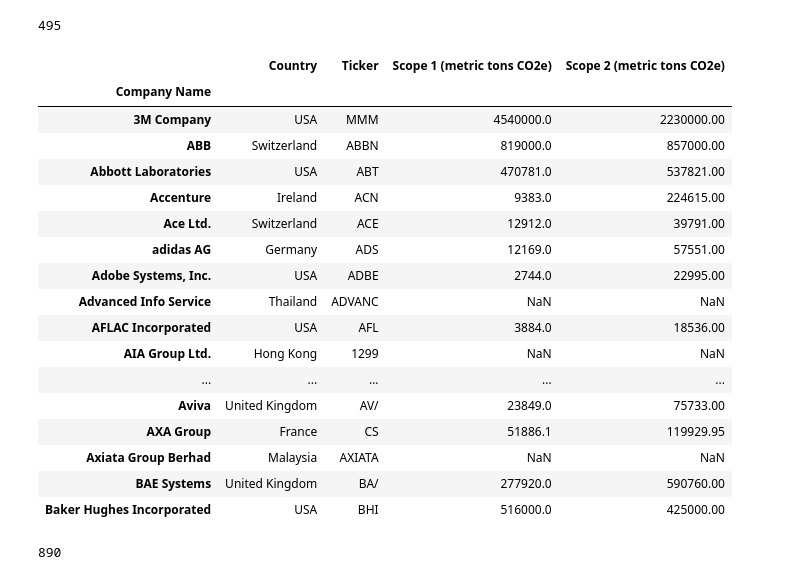
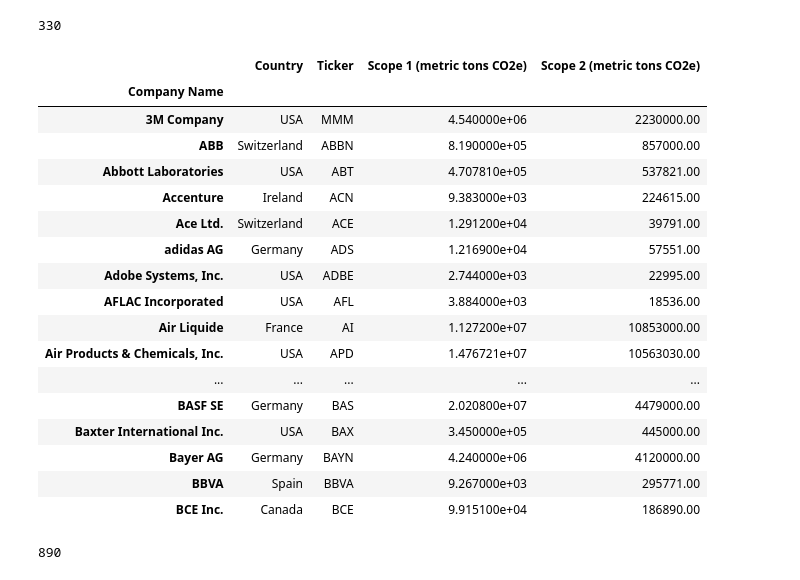
Before and after one commit to cseghbossian/avalanche, a Jupyter notebook: ipynb/industry_best_worst.ipynb, the cells around one changed output. Saved outputs shown, nothing was run; the diff lists cells and outputs as text; code cells hidden in the pictures.

```diff
--- a/ipynb/industry_best_worst.ipynb
+++ b/ipynb/industry_best_worst.ipynb
@@ -43,32 +55,33 @@ epa_viol_st[:50]
 # %%
 # do the same for scope_emis_df
 # we need to remove the country code for comparison
 scope_emis_df.columns = ['Country', 'Ticker', 'Scope 1 (metric tons CO2e)', 'Scope 2 (metric tons CO2e)']
 scope_emis_df['Ticker'] = scope_emis_df['Ticker'].apply(
     lambda sym: sym.split()[0])
+scope_emis_df = scope_emis_df.dropna(subset=['Scope 1 (metric tons CO2e)','Scope 2 (metric tons CO2e)'])
 scope_cos_set = set(scope_emis_df['Ticker'])
 print(len(scope_cos_set))
 scope_emis_df[:50]
 # %% [output]
-495
+330
 |  | Country | Ticker | Scope 1 (metric tons CO2e) | Scope 2 (metric tons CO2e) |
 | Company Name |  |  |  |  |
-| 3M Company | USA | MMM | 4540000.0 | 2230000.00 |
-| ABB | Switzerland | ABBN | 819000.0 | 857000.00 |
-| Abbott Laboratories | USA | ABT | 470781.0 | 537821.00 |
-| Accenture | Ireland | ACN | 9383.0 | 224615.00 |
-| Ace Ltd. | Switzerland | ACE | 12912.0 | 39791.00 |
-| adidas AG | Germany | ADS | 12169.0 | 57551.00 |
-| Adobe Systems, Inc. | USA | ADBE | 2744.0 | 22995.00 |
-| Advanced Info Service | Thailand | ADVANC | NaN | NaN |
-| AFLAC Incorporated | USA | AFL | 3884.0 | 18536.00 |
-| AIA Group Ltd. | Hong Kong | 1299 | NaN | NaN |
+| 3M Company | USA | MMM | 4.540000e+06 | 2230000.00 |
+| ABB | Switzerland | ABBN | 8.190000e+05 | 857000.00 |
+| Abbott Laboratories | USA | ABT | 4.707810e+05 | 537821.00 |
+| Accenture | Ireland | ACN | 9.383000e+03 | 224615.00 |
+| Ace Ltd. | Switzerland | ACE | 1.291200e+04 | 39791.00 |
+| adidas AG | Germany | ADS | 1.216900e+04 | 57551.00 |
+| Adobe Systems, Inc. | USA | ADBE | 2.744000e+03 | 22995.00 |
+| AFLAC Incorporated | USA | AFL | 3.884000e+03 | 18536.00 |
+| Air Liquide | France | AI | 1.127200e+07 | 10853000.00 |
+| Air Products & Chemicals, Inc. | USA | APD | 1.476721e+07 | 10563030.00 |
 | ... | ... | ... | ... | ... |
-| Aviva | United Kingdom | AV/ | 23849.0 | 75733.00 |
-| AXA Group | France | CS | 51886.1 | 119929.95 |
-| Axiata Group Berhad | Malaysia | AXIATA | NaN | NaN |
-| BAE Systems | United Kingdom | BA/ | 277920.0 | 590760.00 |
-| Baker Hughes Incorporated | USA | BHI | 516000.0 | 425000.00 |
+| BASF SE | Germany | BAS | 2.020800e+07 | 4479000.00 |
+| Baxter International Inc. | USA | BAX | 3.450000e+05 | 445000.00 |
+| Bayer AG | Germany | BAYN | 4.240000e+06 | 4120000.00 |
+| BBVA | Spain | BBVA | 9.267000e+03 | 295771.00 |
+| BCE Inc. | Canada | BCE | 9.915100e+04 | 186890.00 |
 # %%
 # lastly for just_co_df
 
```
Also changed, not shown: parts of 12 cells of this notebook.
